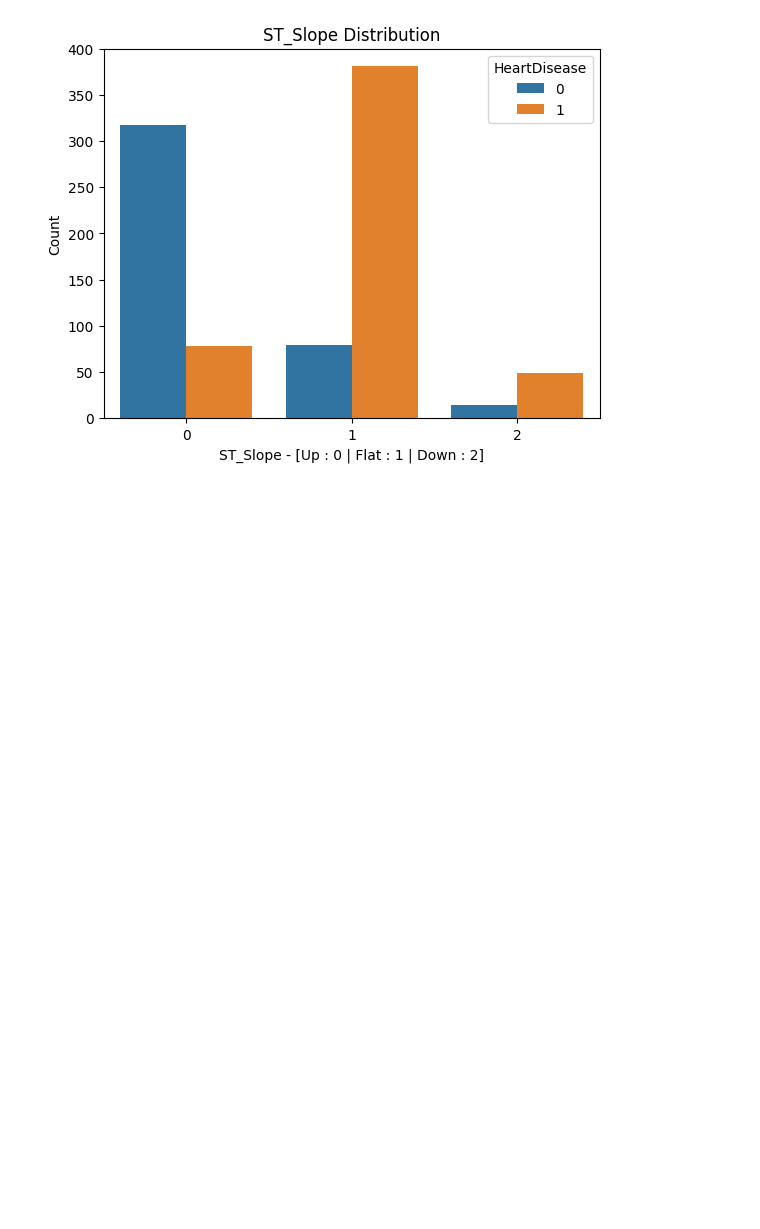
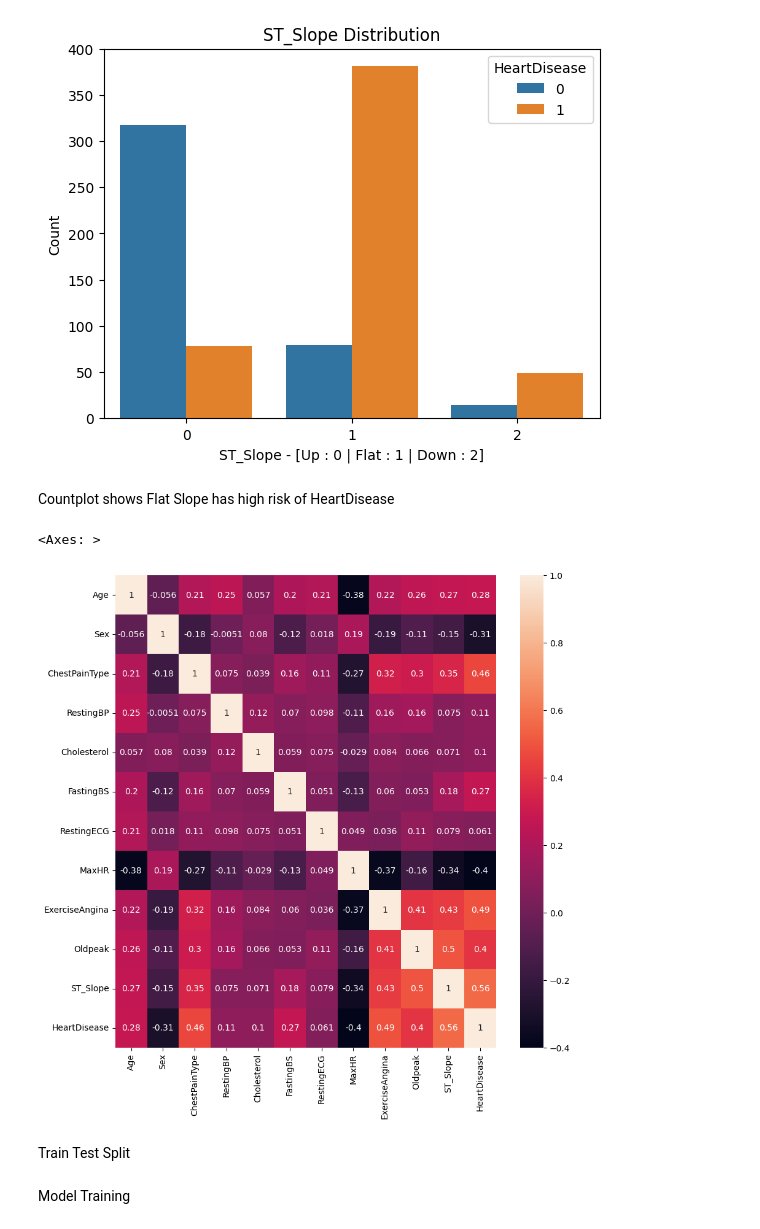
Before and after one commit to Payal2000/HeartDisease-Analysis, a Jupyter notebook: Heart.ipynb, the cells around one changed output. Saved outputs shown, nothing was run; the diff lists cells and outputs as text; code cells hidden in the pictures; blank space fills up the shorter version.

```diff
--- a/Heart.ipynb
+++ b/Heart.ipynb
@@ -296,3 +296,14 @@ plt.ylabel('Count')
 plt.show()
 # %% [output]
 [figure]
+# %% [markdown]
+Countplot shows Flat Slope has high risk of HeartDisease
+# %%
+#plot heatmap
+plt.figure(figsize=(10,10))
+sns.heatmap(heart_df.corr(), annot=True)
+# %% [output]
+<Axes: >
+[figure, added]
+# %% [markdown]
+Train Test Split
@@ -298,0 +314,2 @@ plt.show()
+# %% [markdown]
+Model Training
```
Also changed, not shown: parts of 11 cells of this notebook.
